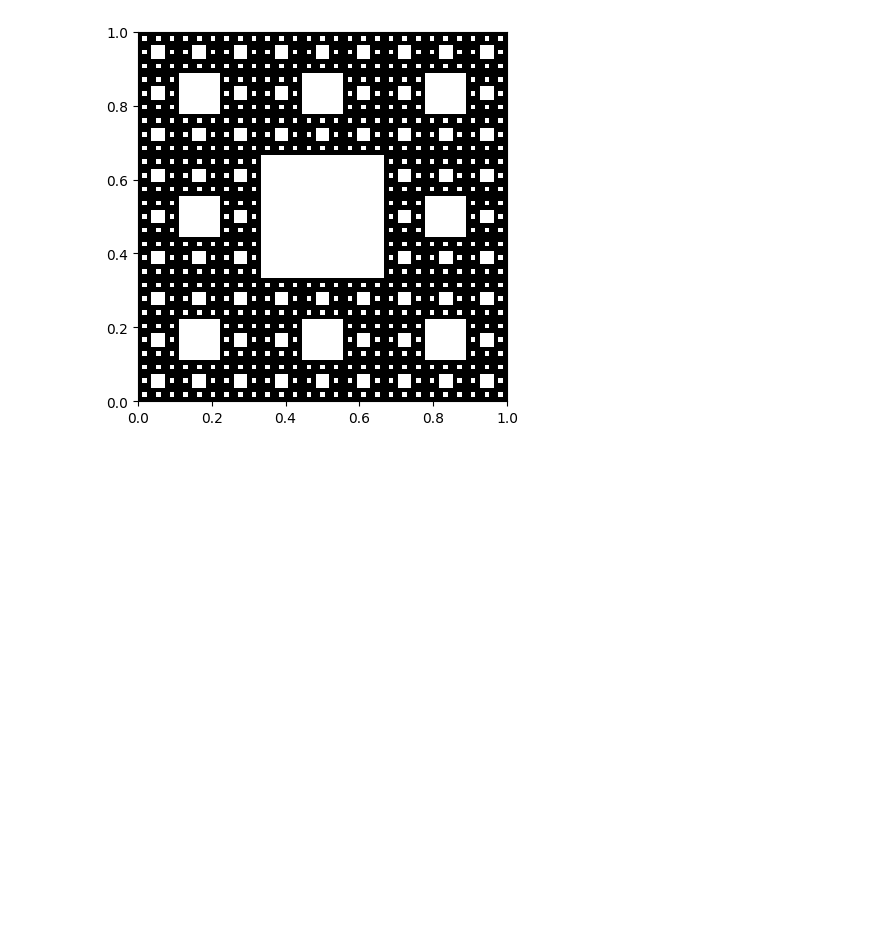
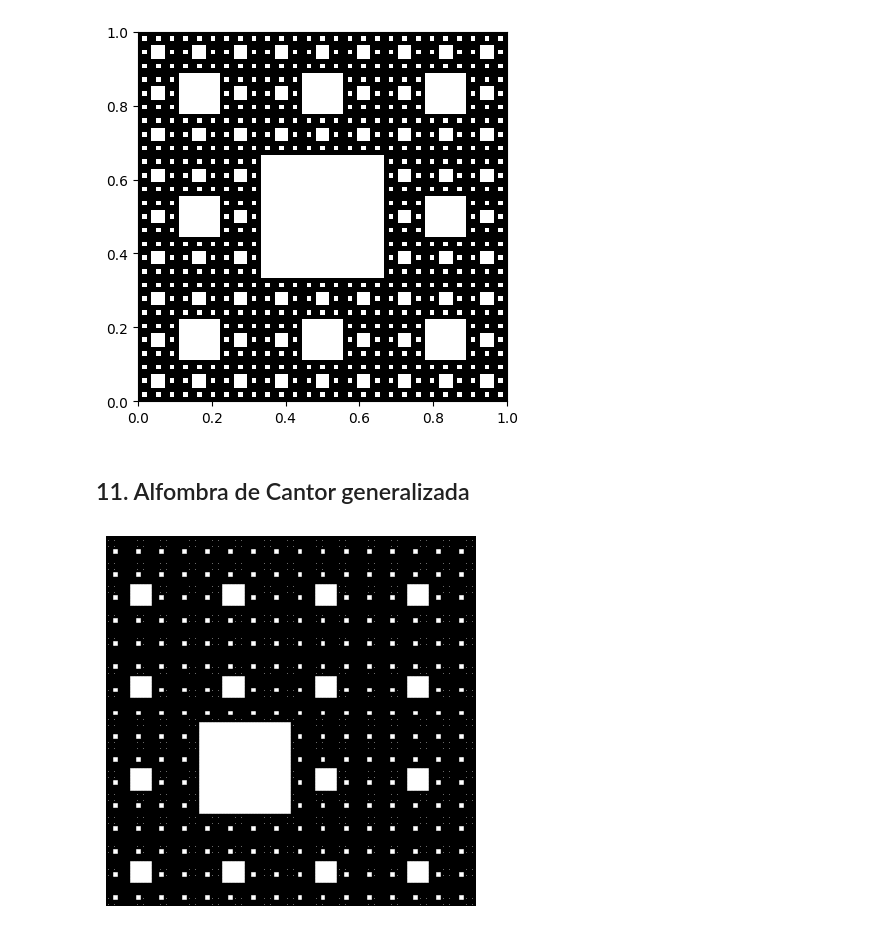
Before and after one commit to MiluEnAlmibar/Fractales, a Jupyter notebook: python/practica1.ipynb, the cells around one changed output. Drawn from its saved outputs; the diff is of its cells as text; code cells hidden in the pictures; blank space fills up the shorter version.

```diff
--- a/python/practica1.ipynb
+++ b/python/practica1.ipynb
@@ -394,3 +394,57 @@ cuadrados = alfombra_cantor(iteraciones)
 graficar_alfombra(cuadrados)
 # %% [output]
 [figure]
+# %% [markdown]
+## 11. Alfombra de Cantor generalizada
+# %%
+import matplotlib.pyplot as plt
+import matplotlib.patches as patches
+
+def alfombra_cantor_general(iteraciones, n_divisiones=3, razon=1/3, remover_indices=[(1,1)]):
+    # Comenzamos con el cuadrado unitario
+    cuadrados = [(0, 0, 1)]
+
+    for _ in range(iteraciones):
+        nuevos = []
+        for (x, y, L) in cuadrados:
+            # Cada copia tendrá lado new_L
+            new_L = L * razon
+            # Para distribuir uniformemente las copias en el cuadrado padre,
+            # calculamos el espacio (gap) entre ellas:
+            if n_divisiones > 1:
+                gap = (L - n_divisiones * new_L) / (n_divisiones - 1)
+            else:
+                gap = 0
+            # Recorremos la grilla n_divisiones x n_divisiones
+            for i in range(n_divisiones):
+                for j in range(n_divisiones):
+                    # Si la posición está en la lista de índices a remover, se omite.
+                    if (i, j) in remover_indices:
+                        continue
+                    new_x = x + j * (new_L + gap)
+                    new_y = y + i * (new_L + gap)
+                    nuevos.append((new_x, new_y, new_L))
+        cuadrados = nuevos
+    return cuadrados
+
+def graficar_alfombra(cuadrados):
+    """
+    Grafica la lista de cuadrados (cada uno definido por (x, y, L)) usando Matplotlib.
+    """
+    fig, ax = plt.subplots()
+    for (x, y, L) in cuadrados:
+        rect = patches.Rectangle((x, y), L, L, facecolor='black', edgecolor='black')
+        ax.add_patch(rect)
+    ax.set_aspect('equal')
+    plt.axis('off')
+    plt.show()
+
+iteraciones = 4
+n_divisiones = 4
+razon = 1/4
+remover_indices = [(1,1)]
+
+cuadrados_resultantes = alfombra_cantor_general(iteraciones, n_divisiones, razon, remover_indices)
+graficar_alfombra(cuadrados_resultantes)
+# %% [output]
+[figure, added]
```
Also changed, not shown: parts of 1 cell of this notebook.
